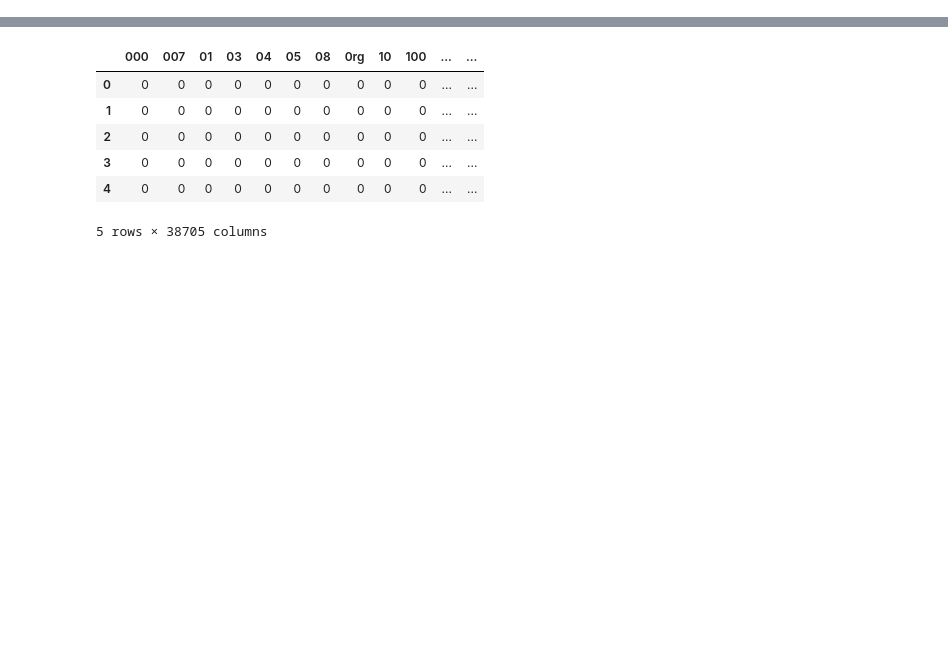
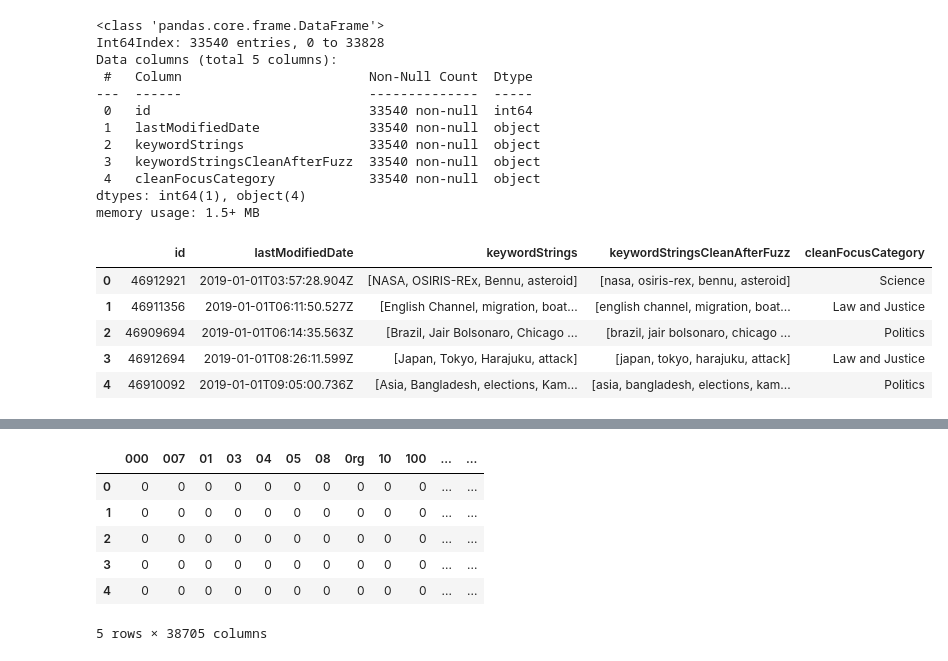
Before and after one commit to mariosakritas/NLP-methods-for-news-articles, a Jupyter notebook: notebooks/MA_w2v_LSTM.ipynb, the cells around one changed output, grey strips where cells are left out. Saved outputs shown, nothing was run; the diff lists cells and outputs as text; code cells hidden in the pictures; blank space fills up the shorter version.

```diff
--- a/notebooks/MA_w2v_LSTM.ipynb
+++ b/notebooks/MA_w2v_LSTM.ipynb
@@ -20,0 +58,25 @@ wv = gensim.models.KeyedVectors.load_word2vec_format("/home/ferdinand_t/Download
+# %%
+
+df_clean = df.copy()
+df_clean = df_clean.dropna()
+df_clean.info()
+df_clean.head()
+# %% [output]
+<class 'pandas.core.frame.DataFrame'>
+Int64Index: 33540 entries, 0 to 33828
+Data columns (total 5 columns):
+ #   Column                        Non-Null Count  Dtype
+---  ------                        --------------  -----
+ 0   id                            33540 non-null  int64
+ 1   lastModifiedDate              33540 non-null  object
+ 2   keywordStrings                33540 non-null  object
+ 3   keywordStringsCleanAfterFuzz  33540 non-null  object
+ 4   cleanFocusCategory            33540 non-null  object
+dtypes: int64(1), object(4)
+memory usage: 1.5+ MB
+|  | id | lastModifiedDate | keywordStrings | keywordStringsCleanAfterFuzz | cleanFocusCategory |
+| 0 | 46912921 | 2019-01-01T03:57:28.904Z | [NASA, OSIRIS-REx, Bennu, asteroid] | [nasa, osiris-rex, bennu, asteroid] | Science |
+| 1 | 46911356 | 2019-01-01T06:11:50.527Z | [English Channel, migration, boat... | [english channel, migration, boat... | Law and Justice |
+| 2 | 46909694 | 2019-01-01T06:14:35.563Z | [Brazil, Jair Bolsonaro, Chicago ... | [brazil, jair bolsonaro, chicago ... | Politics |
+| 3 | 46912694 | 2019-01-01T08:26:11.599Z | [Japan, Tokyo, Harajuku, attack] | [japan, tokyo, harajuku, attack] | Law and Justice |
+| 4 | 46910092 | 2019-01-01T09:05:00.736Z | [Asia, Bangladesh, elections, Kam... | [asia, bangladesh, elections, kam... | Politics |
```
Also changed, not shown: parts of 11 cells of this notebook, 1 other file.
